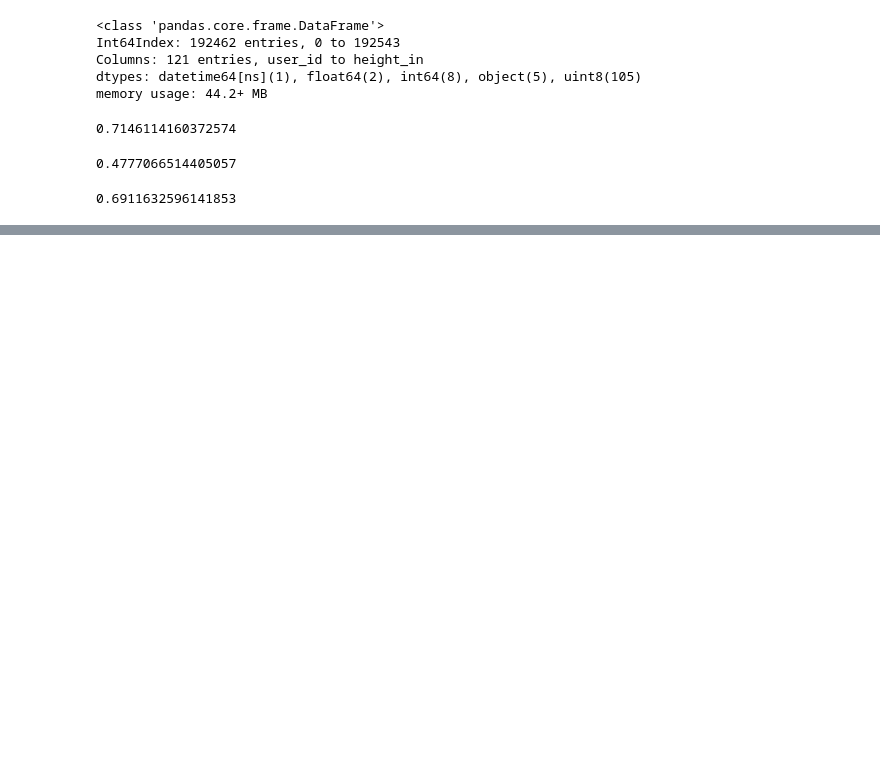
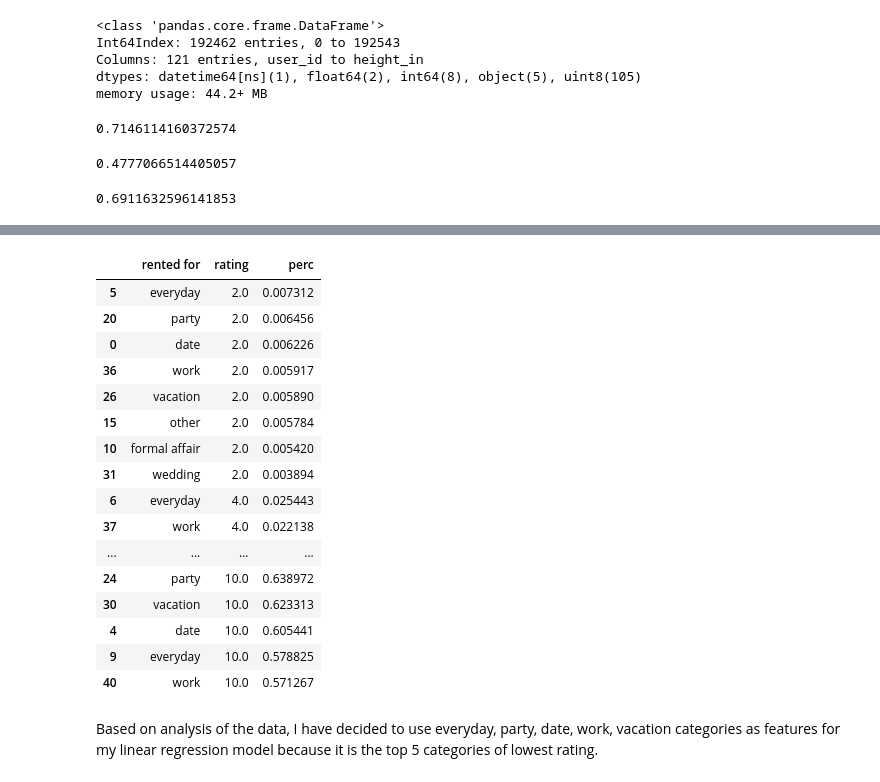
Before and after one commit to doreenchang1125/RtrReviewPrediction, a Jupyter notebook: RentTheRunway.ipynb, the cells around one changed output, grey strips where cells are left out. Saved outputs shown, nothing was run; the diff lists cells and outputs as text; code cells hidden in the pictures; blank space fills up the shorter version.

```diff
--- a/RentTheRunway.ipynb
+++ b/RentTheRunway.ipynb
@@ -303,0 +309,7 @@ rmse
+# %%
+data1 = pd.read_json('../renttherunway_final_data.json', lines = True)
+
+data1.info()
+data1.category.value_counts()
+data1["rented for"].value_counts()
+data1[data1.rating < 6][["rented for", "rating"]].sort_values(by = "rating", ascending=True)
@@ -303,0 +347,39 @@ rmse
+# %%
+rating = []
+rented_for = []
+perc = []
+df1 = pd.DataFrame(columns = ["rented for", "rating", "perc"])
+
+rented_for_group = data1.groupby(["rented for", "rating"])
+for name, group_data in rented_for_group:
+    percentage = len(group_data)/len(data1[data1["rented for"] == name[0]])
+
+    new_row = {'rented for':name[0], 'rating':name[1], 'perc':percentage}
+    df1 = df1.append(new_row, ignore_index = True)
+
+#     rating.append(name[0])
+#     rented_for.append(name[1])
+#     perc.append(percentage)
+
+df1.sort_values(by = ["rating", "perc"], ascending = [True, False])
+# rented_for_per = pd.DataFrame({"rating": rating, "ranted_for": rented_for, "perc": perc})
+# %% [output]
+|  | rented for | rating | perc |
+| 5 | everyday | 2.0 | 0.007312 |
+| 20 | party | 2.0 | 0.006456 |
+| 0 | date | 2.0 | 0.006226 |
+| 36 | work | 2.0 | 0.005917 |
+| 26 | vacation | 2.0 | 0.005890 |
+| 15 | other | 2.0 | 0.005784 |
+| 10 | formal affair | 2.0 | 0.005420 |
+| 31 | wedding | 2.0 | 0.003894 |
+| 6 | everyday | 4.0 | 0.025443 |
+| 37 | work | 4.0 | 0.022138 |
+| ... | ... | ... | ... |
+| 24 | party | 10.0 | 0.638972 |
+| 30 | vacation | 10.0 | 0.623313 |
+| 4 | date | 10.0 | 0.605441 |
+| 9 | everyday | 10.0 | 0.578825 |
+| 40 | work | 10.0 | 0.571267 |
+# %% [markdown]
+Based on analysis of the data, I have decided to use everyday, party, date, work, vacation categories as features for my linear regression model because it is the top 5 categories of lowest rating.
```
Also changed, not shown: parts of 16 cells of this notebook.
